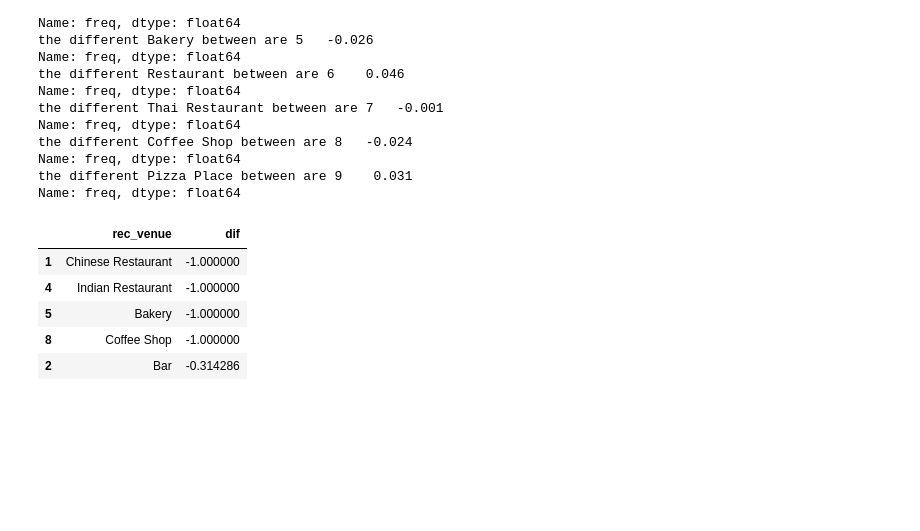
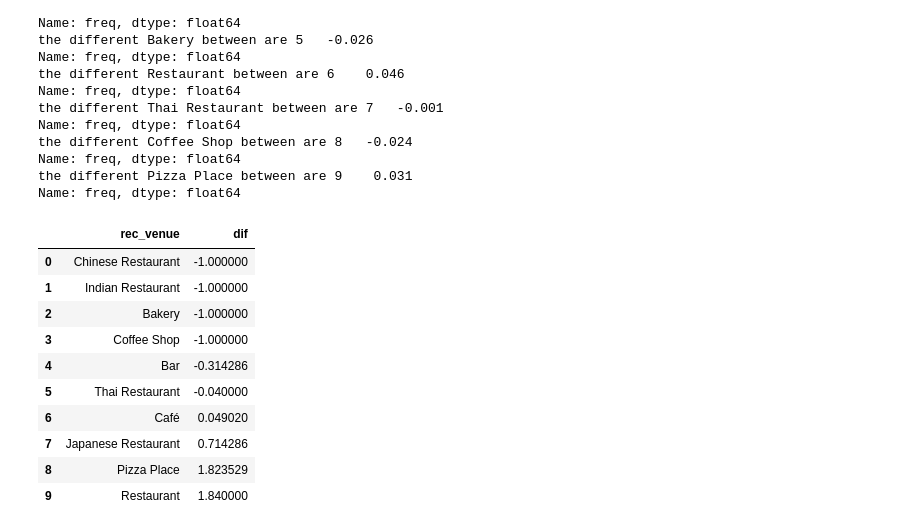
Before and after one commit to Clarkedlee/Coursera_Capstone, a Jupyter notebook: The Data Science Captone project.ipynb, the cells around one changed output. Drawn from its saved outputs; the diff is of its cells as text; code cells hidden in the pictures; blank space fills up the shorter version.

```diff
--- a/The Data Science Captone project.ipynb
+++ b/The Data Science Captone project.ipynb
@@ -1156,15 +1156,20 @@ Name: freq, dtype: float64
 # %%
 """
 See the frequency different between ponsonby to big Auckland.
 The frequency different tell the lag of type of cruisine in the area.
 The number the more lag of resturance missing in the area. it is more like to be welcome in the area.
 """
 recom_list = pd.DataFrame.from_dict(text_1)
-recom_list.sort_values('dif').head()
+recom_list.sort_values('dif').reset_index(drop=True)
 # %% [output]
 |  | rec_venue | dif |
-| 1 | Chinese Restaurant | -1.000000 |
-| 4 | Indian Restaurant | -1.000000 |
-| 5 | Bakery | -1.000000 |
-| 8 | Coffee Shop | -1.000000 |
-| 2 | Bar | -0.314286 |
+| 0 | Chinese Restaurant | -1.000000 |
+| 1 | Indian Restaurant | -1.000000 |
+| 2 | Bakery | -1.000000 |
+| 3 | Coffee Shop | -1.000000 |
+| 4 | Bar | -0.314286 |
+| 5 | Thai Restaurant | -0.040000 |
+| 6 | Café | 0.049020 |
+| 7 | Japanese Restaurant | 0.714286 |
+| 8 | Pizza Place | 1.823529 |
+| 9 | Restaurant | 1.840000 |
```
